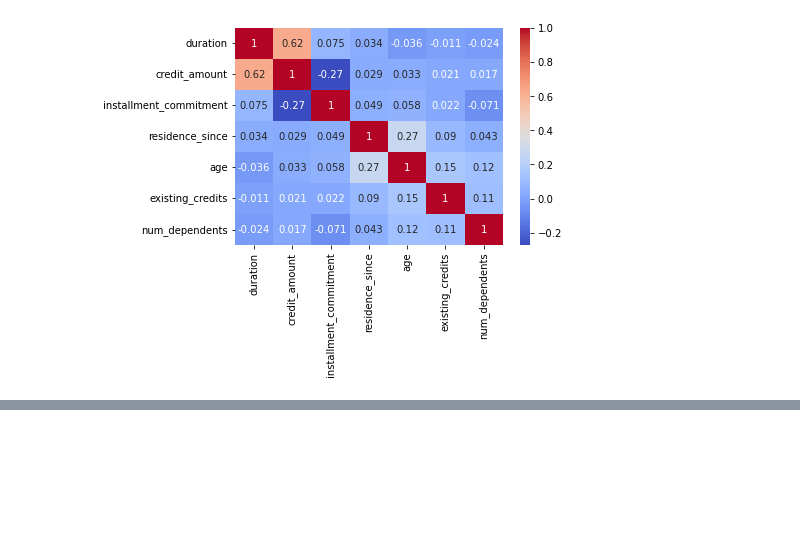
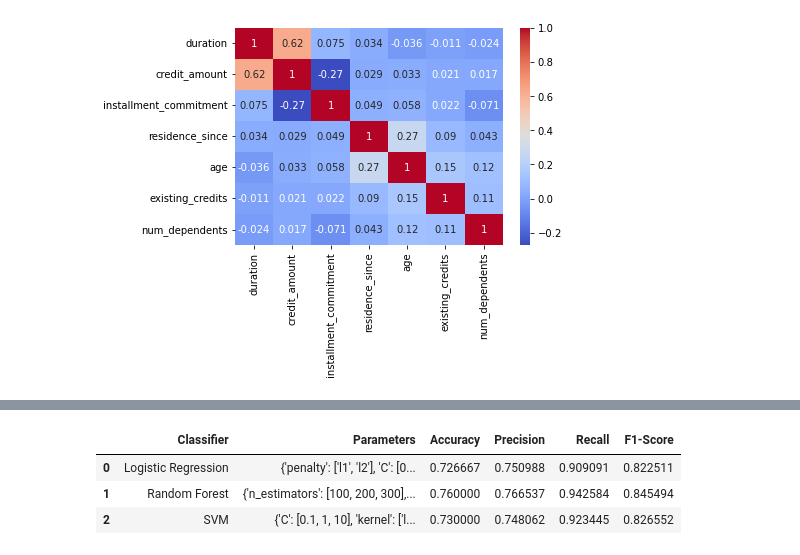
Before and after one commit to IHesamI/General_DS_FinalProject, a Jupyter notebook: Analyser.ipynb, the cells around one changed output, grey strips where cells are left out. Drawn from its saved outputs; the diff is of its cells as text; code cells hidden in the pictures; blank space fills up the shorter version.

```diff
--- a/Analyser.ipynb
+++ b/Analyser.ipynb
@@ -141,5 +199,0 @@ plt.show()
-# %%
-from sklearn.preprocessing import LabelEncoder
-lable_encoder=LabelEncoder()
-credit_df['purpose'],_=pd.factorize(credit_df['purpose'])
-credit_df['purpose']=lable_encoder.fit_transform(credit_df['purpose'])
@@ -324,0 +279,15 @@ Please also refer to the documentation for alternative solver options:
+# %%
+from sklearn.metrics import accuracy_score, precision_score, recall_score, f1_score, confusion_matrix
+best_classifier = random_forest_grid.best_estimator_
+y_pred = best_classifier.predict(X_test_preprocessed)
+accuracy = accuracy_score(y_test, y_pred)
+precision = precision_score(y_test, y_pred)
+recall = recall_score(y_test, y_pred)
+f1 = f1_score(y_test, y_pred)
+print("Accuracy: {:.2f}".format(accuracy))
+print("Precision: {:.2f}".format(precision))
+print("Recall: {:.2f}".format(recall))
+print("F1-Score: {:.2f}".format(f1))
+confusion_mat = confusion_matrix(y_test, y_pred)
+print("Confusion Matrix:")
+print(confusion_mat)
@@ -324,0 +302,40 @@ Please also refer to the documentation for alternative solver options:
+# %%
+import pandas as pd
+classifiers = [
+    ('Logistic Regression', logistic_regression_params, logistic_regression_grid.best_score_),
+    ('Random Forest', random_forest_params, random_forest_grid.best_score_),
+    ('SVM', svm_params, svm_grid.best_score_)
+]
+results_df = pd.DataFrame(columns=['Classifier', 'Parameters', 'Accuracy', 'Precision', 'Recall', 'F1-Score'])
+for classifier_name, params, best_score in classifiers:
+    row = {
+        'Classifier': classifier_name,
+        'Parameters': params,
+        'Accuracy': None,
+        'Precision': None,
+        'Recall': None,
+        'F1-Score': None
+    }
+    classifier = None
+    if classifier_name == 'Logistic Regression':
+        classifier = logistic_regression_grid.best_estimator_
+    elif classifier_name == 'Random Forest':
+        classifier = random_forest_grid.best_estimator_
+    elif classifier_name == 'SVM':
+        classifier = svm_grid.best_estimator_
+    y_pred = classifier.predict(X_test_preprocessed)
+    accuracy = accuracy_score(y_test, y_pred)
+    precision = precision_score(y_test, y_pred)
+    recall = recall_score(y_test, y_pred)
+    f1 = f1_score(y_test, y_pred)
+    row['Accuracy'] = accuracy
+    row['Precision'] = precision
+    row['Recall'] = recall
+    row['F1-Score'] = f1
+    results_df = results_df.append(row, ignore_index=True)
+display(results_df)
+# %% [output]
+|  | Classifier | Parameters | Accuracy | Precision | Recall | F1-Score |
+| 0 | Logistic Regression | {'penalty': ['l1', 'l2'], 'C': [0... | 0.726667 | 0.750988 | 0.909091 | 0.822511 |
+| 1 | Random Forest | {'n_estimators': [100, 200, 300],... | 0.760000 | 0.766537 | 0.942584 | 0.845494 |
+| 2 | SVM | {'C': [0.1, 1, 10], 'kernel': ['l... | 0.730000 | 0.748062 | 0.923445 | 0.826552 |
```
Also changed, not shown: parts of 25 cells of this notebook.
